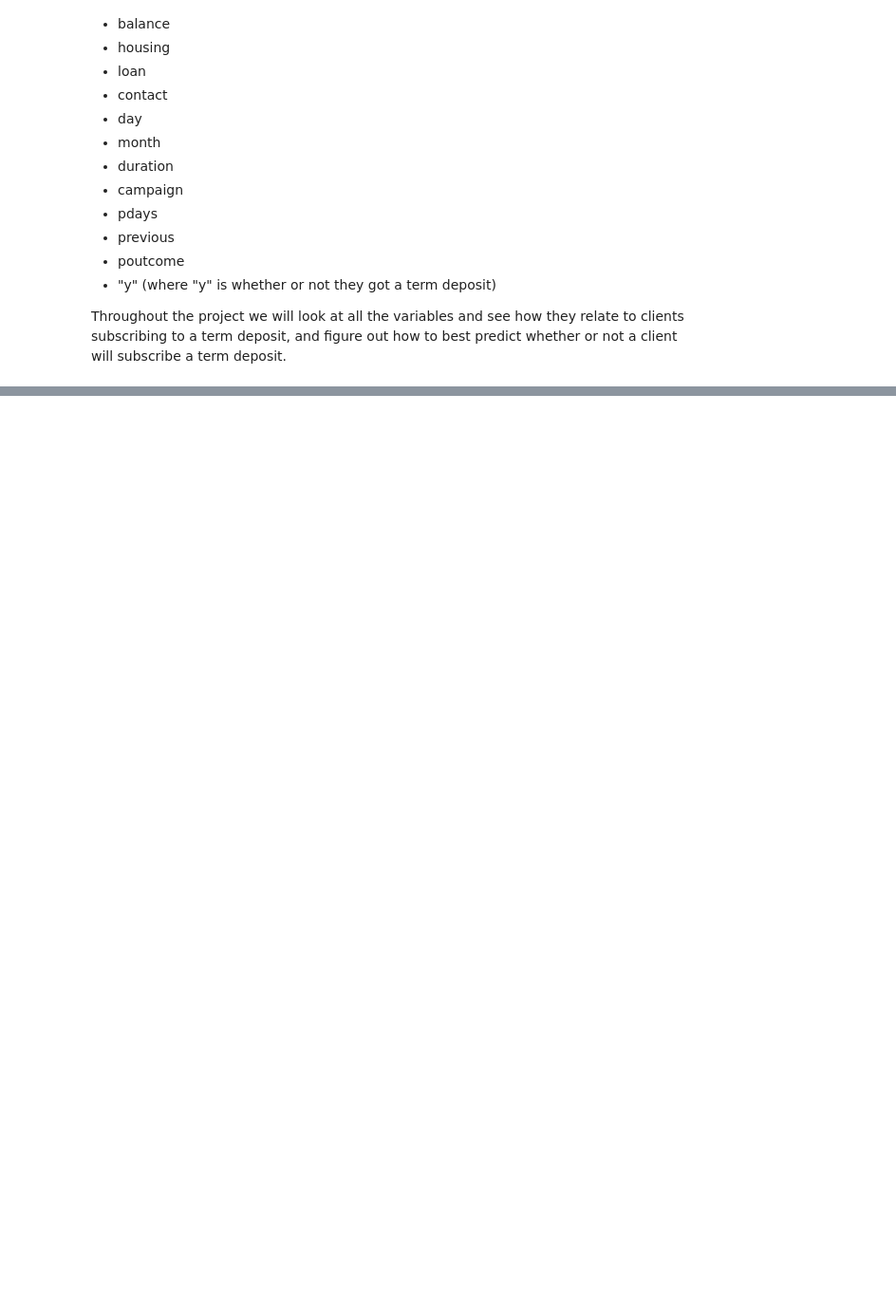
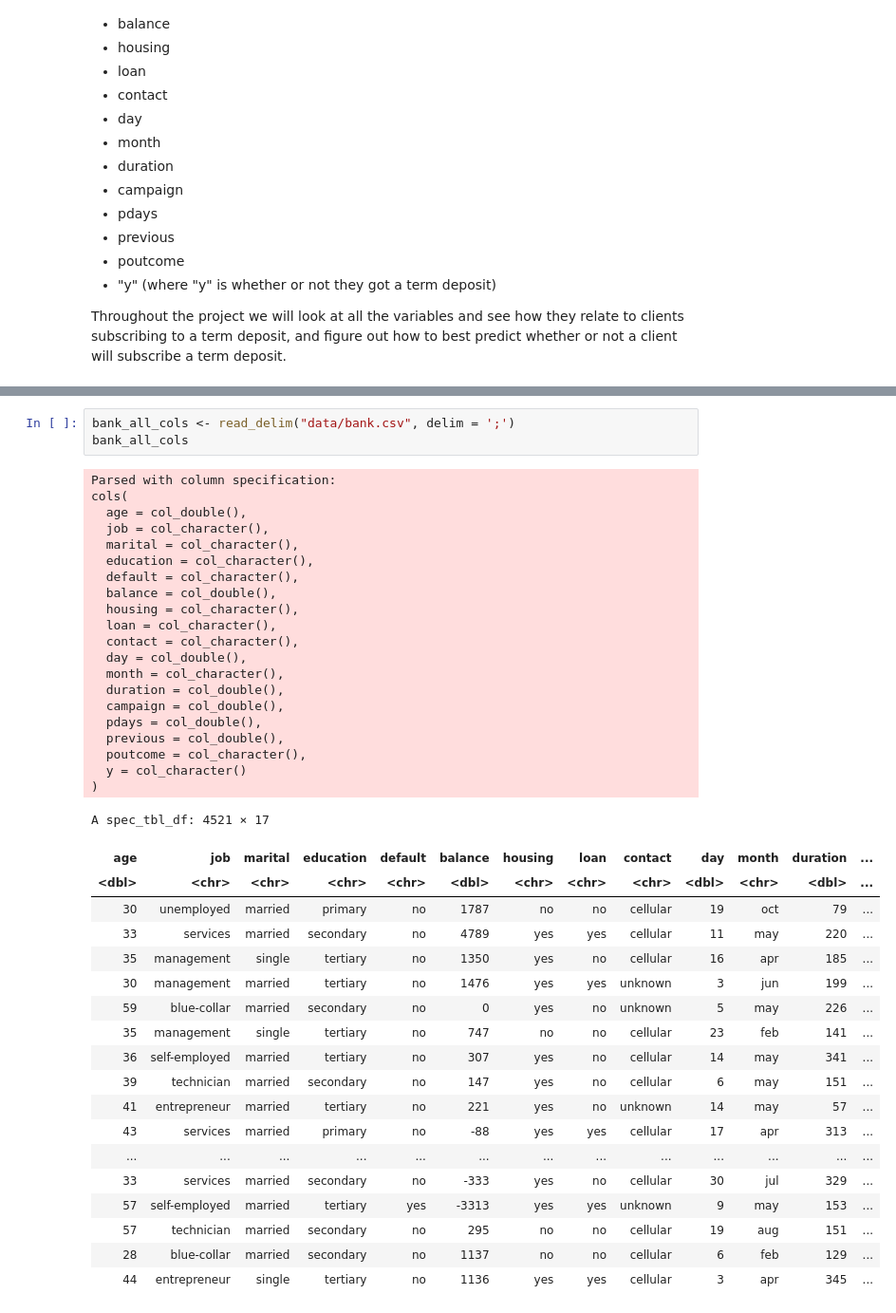
Before and after one commit to alexkhadr/Credit-Card-Project, a Jupyter notebook: proposal.ipynb, the cells around one changed output, grey strips where cells are left out. Shown: that part at 95% size. Cells and saved outputs as stored; diff of their text form; blank space fills up the shorter version.

```diff
--- a/proposal.ipynb
+++ b/proposal.ipynb
@@ -31,0 +57,43 @@ Throughout the project we will look at all the variables and see how they relate
+# %%
+bank_all_cols <- read_delim("data/bank.csv", delim = ';')
+bank_all_cols
+# %% [output]
+Parsed with column specification:
+cols(
+  age = col_double(),
+  job = col_character(),
+  marital = col_character(),
+  education = col_character(),
+  default = col_character(),
+  balance = col_double(),
+  housing = col_character(),
+  loan = col_character(),
+  contact = col_character(),
+  day = col_double(),
+  month = col_character(),
+  duration = col_double(),
+  campaign = col_double(),
+  pdays = col_double(),
+  previous = col_double(),
+  poutcome = col_character(),
+  y = col_character()
+)
+A spec_tbl_df: 4521 × 17
+| age | job | marital | education | default | balance | housing | loan | contact | day | month | duration | ... |
+| <dbl> | <chr> | <chr> | <chr> | <chr> | <dbl> | <chr> | <chr> | <chr> | <dbl> | <chr> | <dbl> | ... |
+| 30 | unemployed | married | primary | no | 1787 | no | no | cellular | 19 | oct | 79 | ... |
+| 33 | services | married | secondary | no | 4789 | yes | yes | cellular | 11 | may | 220 | ... |
+| 35 | management | single | tertiary | no | 1350 | yes | no | cellular | 16 | apr | 185 | ... |
+| 30 | management | married | tertiary | no | 1476 | yes | yes | unknown | 3 | jun | 199 | ... |
+| 59 | blue-collar | married | secondary | no | 0 | yes | no | unknown | 5 | may | 226 | ... |
+| 35 | management | single | tertiary | no | 747 | no | no | cellular | 23 | feb | 141 | ... |
+| 36 | self-employed | married | tertiary | no | 307 | yes | no | cellular | 14 | may | 341 | ... |
+| 39 | technician | married | secondary | no | 147 | yes | no | cellular | 6 | may | 151 | ... |
+| 41 | entrepreneur | married | tertiary | no | 221 | yes | no | unknown | 14 | may | 57 | ... |
+| 43 | services | married | primary | no | -88 | yes | yes | cellular | 17 | apr | 313 | ... |
+| ... | ... | ... | ... | ... | ... | ... | ... | ... | ... | ... | ... | ... |
+| 33 | services | married | secondary | no | -333 | yes | no | cellular | 30 | jul | 329 | ... |
+| 57 | self-employed | married | tertiary | yes | -3313 | yes | yes | unknown | 9 | may | 153 | ... |
+| 57 | technician | married | secondary | no | 295 | no | no | cellular | 19 | aug | 151 | ... |
+| 28 | blue-collar | married | secondary | no | 1137 | no | no | cellular | 6 | feb | 129 | ... |
+| 44 | entrepreneur | single | tertiary | no | 1136 | yes | yes | cellular | 3 | apr | 345 | ... |
```
Also changed, not shown: parts of 2 cells of this notebook, 3 other files.
